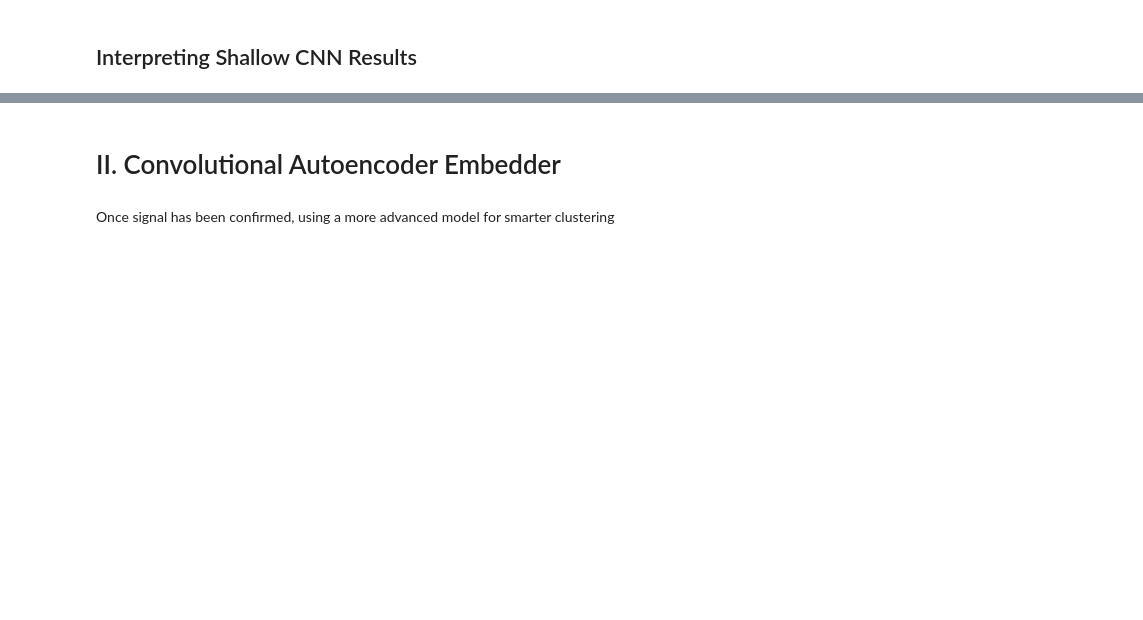
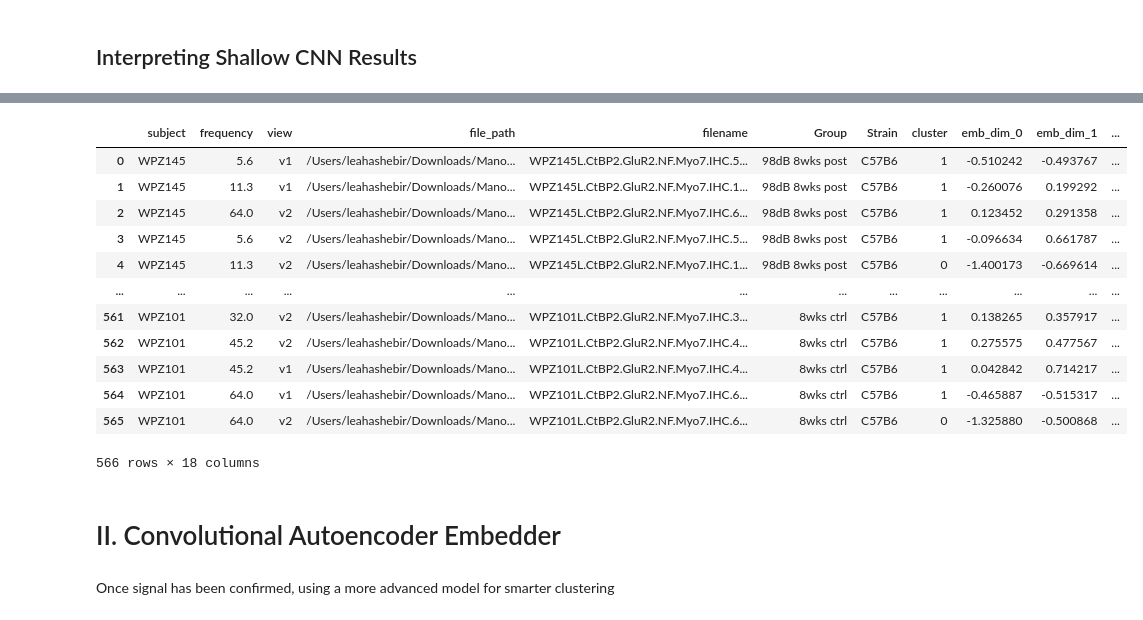
Before and after one commit to lashebir/unsupervised_confocal_analysis, a Jupyter notebook: new_synapse_imaging.ipynb, the cells around one changed output, grey strips where cells are left out. Saved outputs shown, nothing was run; the diff lists cells and outputs as text; code cells hidden in the pictures; blank space fills up the shorter version.

```diff
--- a/new_synapse_imaging.ipynb
+++ b/new_synapse_imaging.ipynb
@@ -2079,3 +2395,20 @@ Summary:
+# %%
+# pd.DataFrame(composition)
+results_df
+# %% [output]
+|  | subject | frequency | view | file_path | filename | Group | Strain | cluster | emb_dim_0 | emb_dim_1 | ... |
+| 0 | WPZ145 | 5.6 | v1 | /Users/leahashebir/Downloads/Mano... | WPZ145L.CtBP2.GluR2.NF.Myo7.IHC.5... | 98dB 8wks post | C57B6 | 1 | -0.510242 | -0.493767 | ... |
+| 1 | WPZ145 | 11.3 | v1 | /Users/leahashebir/Downloads/Mano... | WPZ145L.CtBP2.GluR2.NF.Myo7.IHC.1... | 98dB 8wks post | C57B6 | 1 | -0.260076 | 0.199292 | ... |
+| 2 | WPZ145 | 64.0 | v2 | /Users/leahashebir/Downloads/Mano... | WPZ145L.CtBP2.GluR2.NF.Myo7.IHC.6... | 98dB 8wks post | C57B6 | 1 | 0.123452 | 0.291358 | ... |
+| 3 | WPZ145 | 5.6 | v2 | /Users/leahashebir/Downloads/Mano... | WPZ145L.CtBP2.GluR2.NF.Myo7.IHC.5... | 98dB 8wks post | C57B6 | 1 | -0.096634 | 0.661787 | ... |
+| 4 | WPZ145 | 11.3 | v2 | /Users/leahashebir/Downloads/Mano... | WPZ145L.CtBP2.GluR2.NF.Myo7.IHC.1... | 98dB 8wks post | C57B6 | 0 | -1.400173 | -0.669614 | ... |
+| ... | ... | ... | ... | ... | ... | ... | ... | ... | ... | ... | ... |
+| 561 | WPZ101 | 32.0 | v2 | /Users/leahashebir/Downloads/Mano... | WPZ101L.CtBP2.GluR2.NF.Myo7.IHC.3... | 8wks ctrl | C57B6 | 1 | 0.138265 | 0.357917 | ... |
+| 562 | WPZ101 | 45.2 | v2 | /Users/leahashebir/Downloads/Mano... | WPZ101L.CtBP2.GluR2.NF.Myo7.IHC.4... | 8wks ctrl | C57B6 | 1 | 0.275575 | 0.477567 | ... |
+| 563 | WPZ101 | 45.2 | v1 | /Users/leahashebir/Downloads/Mano... | WPZ101L.CtBP2.GluR2.NF.Myo7.IHC.4... | 8wks ctrl | C57B6 | 1 | 0.042842 | 0.714217 | ... |
+| 564 | WPZ101 | 64.0 | v1 | /Users/leahashebir/Downloads/Mano... | WPZ101L.CtBP2.GluR2.NF.Myo7.IHC.6... | 8wks ctrl | C57B6 | 1 | -0.465887 | -0.515317 | ... |
+| 565 | WPZ101 | 64.0 | v2 | /Users/leahashebir/Downloads/Mano... | WPZ101L.CtBP2.GluR2.NF.Myo7.IHC.6... | 8wks ctrl | C57B6 | 0 | -1.325880 | -0.500868 | ... |
+566 rows × 18 columns
 # %% [markdown]
 # II. Convolutional Autoencoder Embedder
 # %% [markdown]
```
Also changed, not shown: parts of 16 cells of this notebook.
